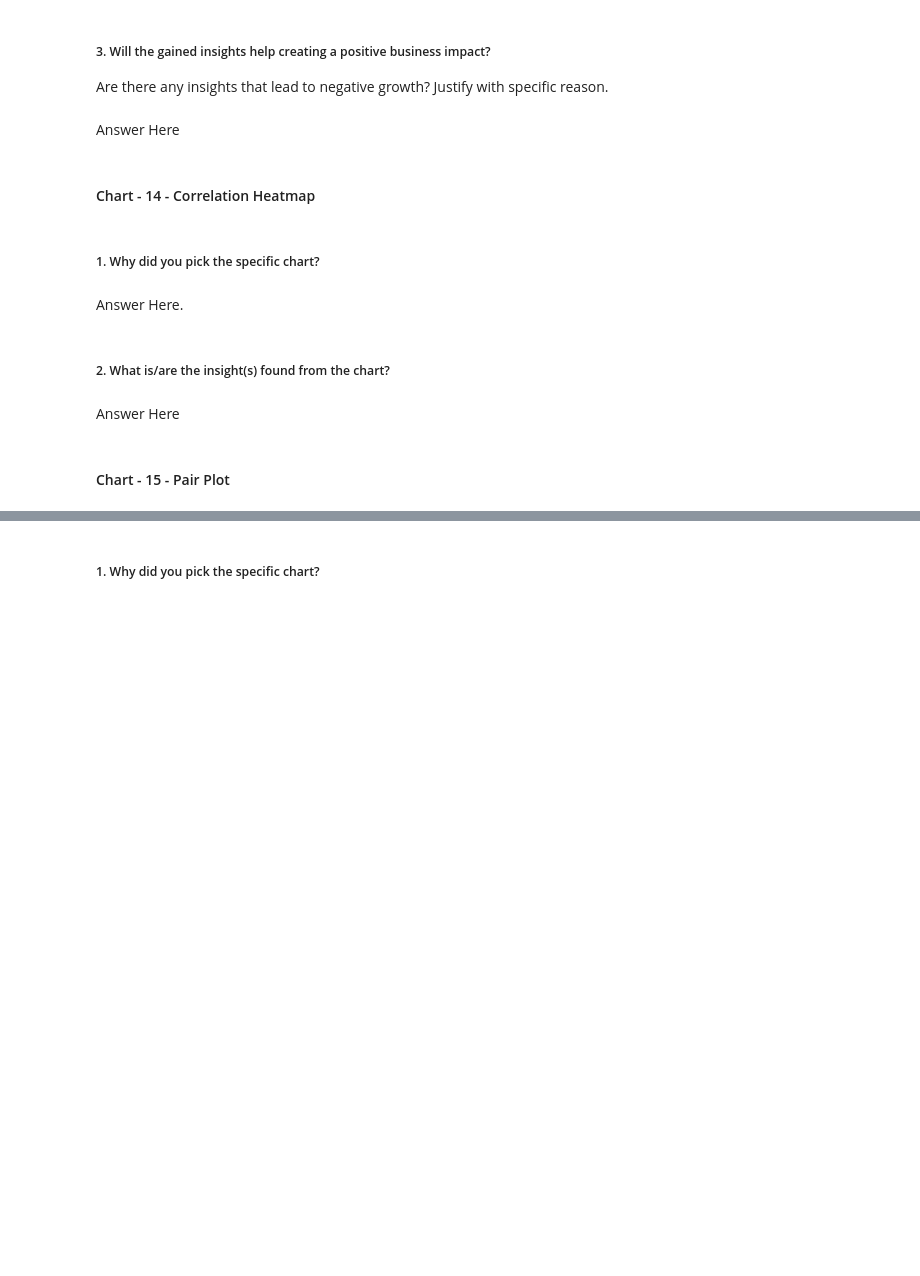
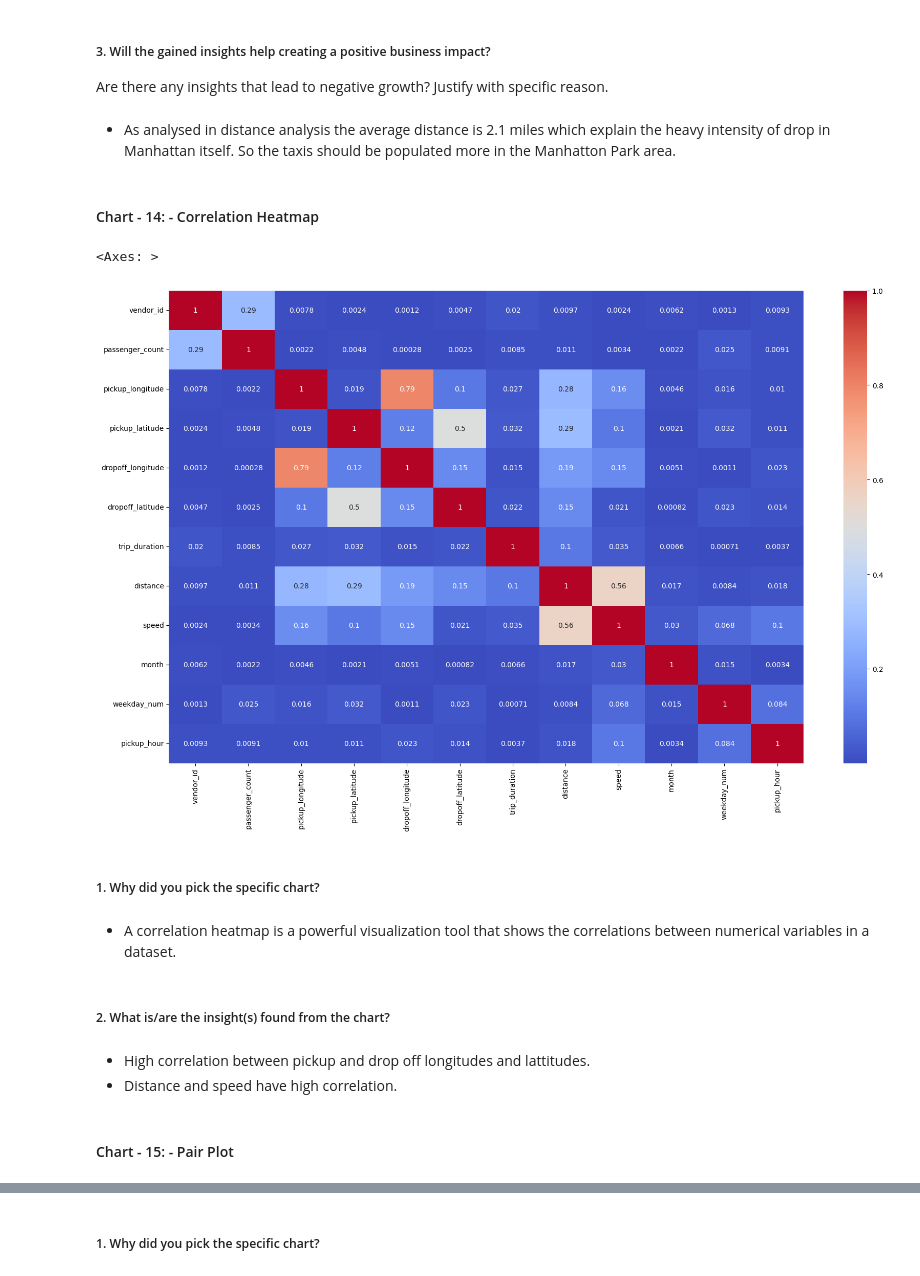
Before and after one commit to DevanshA2511/NYC_Taxi_trip_time_predection, a Jupyter notebook: NYC_Taxi_Trip_Time_Prediction_ML_Capstone_Project_Submission.ipynb, the cells around one changed output, grey strips where cells are left out. Saved outputs shown, nothing was run; the diff lists cells and outputs as text; code cells hidden in the pictures; blank space fills up the shorter version.

```diff
--- a/NYC_Taxi_Trip_Time_Prediction_ML_Capstone_Project_Submission.ipynb
+++ b/NYC_Taxi_Trip_Time_Prediction_ML_Capstone_Project_Submission.ipynb
@@ -810,7 +845,7 @@ Answer Here
 # %% [markdown]
 ##### 3. Will the gained insights help creating a positive business impact?
 Are there any insights that lead to negative growth? Justify with specific reason.
-# %% [markdown]
-Answer Here
+# %% [markdown]
+* As analysed in distance analysis the average distance is 2.1 miles which explain the heavy intensity of drop in Manhattan itself. So the taxis should be populated more in the Manhatton Park area.
 # %% [markdown]
-#### Chart - 14 - Correlation Heatmap
+#### Chart - 14: - Correlation Heatmap
@@ -819,10 +852,20 @@ Answer Here
+# %%
+# Correlation Heatmap visualization code
+
+plt.figure(figsize=(20,12))
+correlation = taxi_df.corr()
+sns.heatmap(abs(correlation), annot=True, cmap='coolwarm')
+# %% [output]
+<Axes: >
+[figure, added]
 # %% [markdown]
 ##### 1. Why did you pick the specific chart?
-# %% [markdown]
-Answer Here.
+# %% [markdown]
+* A correlation heatmap is a powerful visualization tool that shows the correlations between numerical variables in a dataset.
 # %% [markdown]
 ##### 2. What is/are the insight(s) found from the chart?
-# %% [markdown]
-Answer Here
+# %% [markdown]
+* High correlation between pickup and drop off longitudes and lattitudes.
+* Distance and speed have high correlation.
 # %% [markdown]
-#### Chart - 15 - Pair Plot
+#### Chart - 15: - Pair Plot
```
Also changed, not shown: parts of 83 cells of this notebook.
